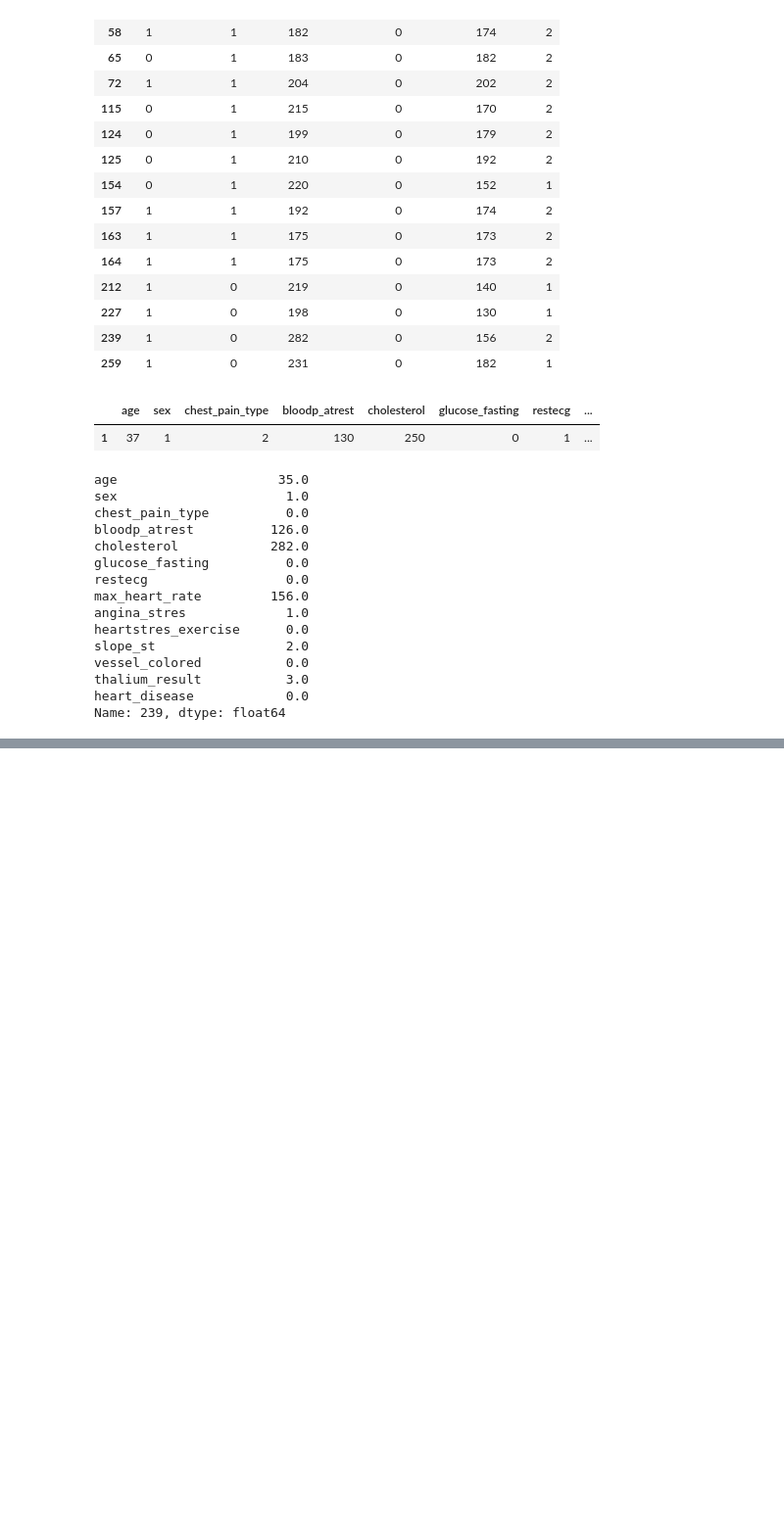
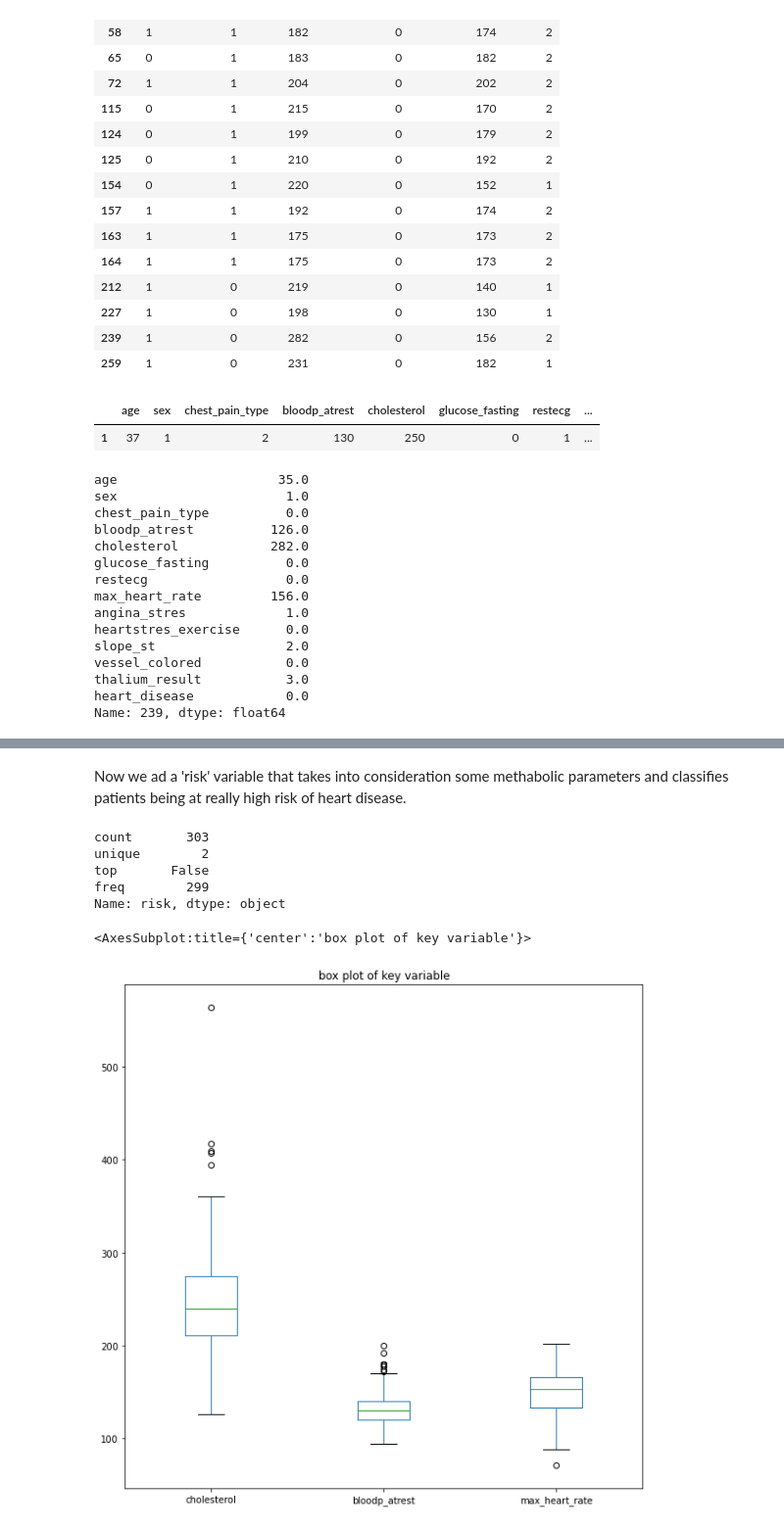
Before and after one commit to yassinzeraoulia97/esercizi, a Jupyter notebook: esercizi.ipynb, the cells around one changed output, grey strips where cells are left out. Shown at 98% size. Drawn from its saved outputs; the diff is of its cells as text; code cells hidden in the pictures; blank space fills up the shorter version.

```diff
--- a/esercizi.ipynb
+++ b/esercizi.ipynb
@@ -175,0 +173,19 @@ Name: 239, dtype: float64
+# %% [markdown]
+Now we ad a 'risk' variable that takes into consideration some methabolic parameters and classifies patients being at really high risk of heart disease.
+# %%
+df['risk'] = (df.cholesterol > 239) & (df.glucose_fasting == 1) & (df.bloodp_atrest > 150)
+
+df.risk.describe()
+# %% [output]
+count       303
+unique        2
+top       False
+freq        299
+Name: risk, dtype: object
+# %%
+import matplotlib.pyplot as plt
+df.plot.box( y= ['cholesterol', 'bloodp_atrest', 'max_heart_rate'], figsize= (10, 10),
+         title= 'box plot of key variable')
+# %% [output]
+<AxesSubplot:title={'center':'box plot of key variable'}>
+[figure, added]
```
Also changed, not shown: parts of 1 cell of this notebook.
